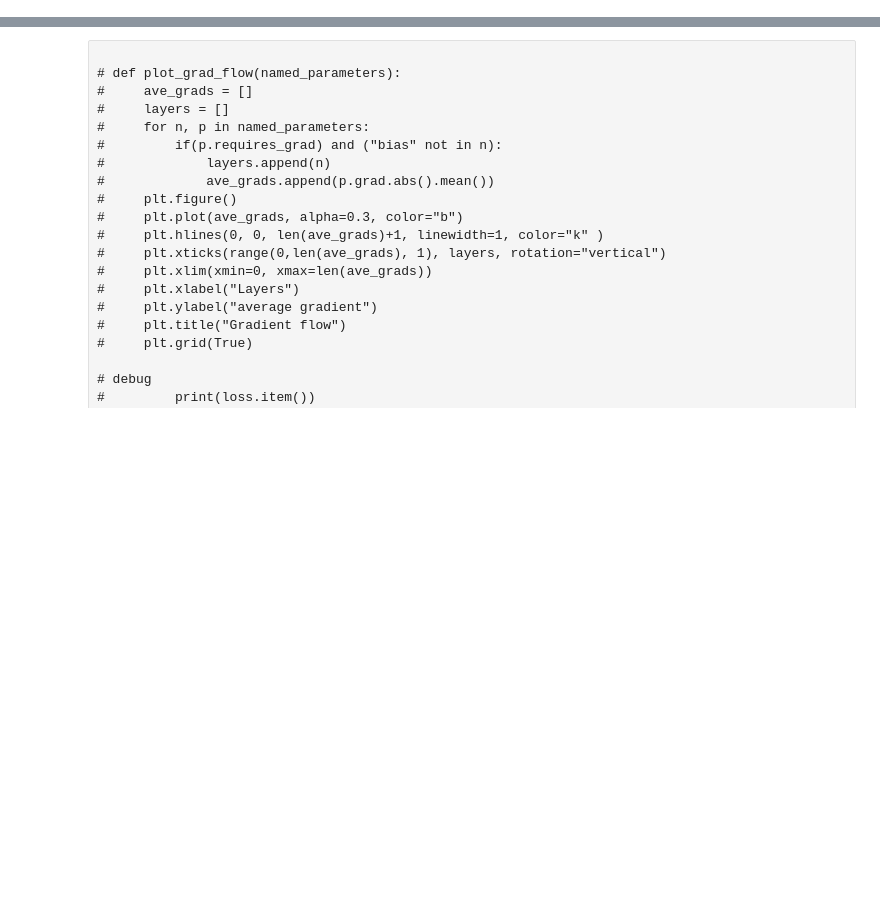
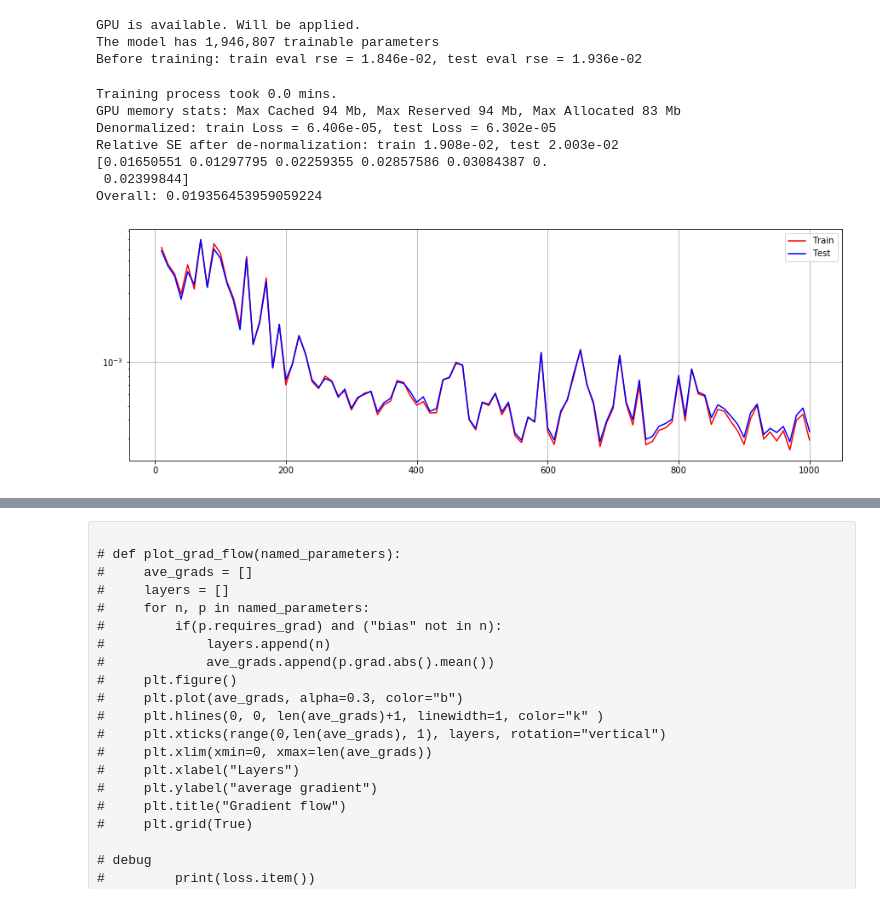
Before and after one commit to nhlijiaming/transient_mac1, a Jupyter notebook: RNN_polar_wBus2.ipynb, the cells around one changed output, grey strips where cells are left out. Saved outputs shown, nothing was run; the diff lists cells and outputs as text; code cells hidden in the pictures; blank space fills up the shorter version.

Commit message:
commit before modularization

```diff
--- a/RNN_polar_wBus2.ipynb
+++ b/RNN_polar_wBus2.ipynb
@@ -13,7 +13,7 @@ print(data.shape)
 # format: data['variable name'] [0] [sample index] [0] [time step]
 # e.g.: print(data['bus_v']     [0]     [432]      [0]   [124])
 
-use_wandb = True
+use_wandb = False
 if use_wandb:
     import wandb, os
     os.environ['WANDB_NOTEBOOK_NAME'] = 'RNN_polar.ipynb'
@@ -291,6 +315,7 @@ if torch.cuda.is_available():
     torch.cuda.manual_seed_all(20200410)
     torch.backends.cudnn.deterministic = True
 else:
+    print('GPU is NOT available. CPU will be applied.')
     use_GPU = False
     device = torch.device('cpu')
 
@@ -374,7 +399,7 @@ def evaluation(eval_data_torch, eval_label_raw):
     return rse
 
 # checkpoint = torch.load('saved_models/5cuxeqxt/500.pt')
-# checkpoint = torch.load('wandb/run-20200610_141648-sm4rtc9t/model.pt')
+checkpoint = torch.load('wandb/run-20200710_014134-1000ojrp/model.pt')
 if 'checkpoint' in locals():
     model.load_state_dict(checkpoint['model_state_dict'])
     optimizer.load_state_dict(checkpoint['optimizer_state_dict'])
@@ -386,12 +411,16 @@ print('Before training: train eval rse = %.3e, test eval rse = %.3e' % (np.media
 
 trained_epochs = 1
 loss_curve = []
+# %% [output]
+GPU is available. Will be applied.
+The model has 1,946,807 trainable parameters
+Before training: train eval rse = 1.846e-02, test eval rse = 1.936e-02
 # %%
 #### %matplotlib inline
 start_time = time.time()
 teacher_forcing_ratio_decay = True
 teacher_forcing_ratio = 0.75
-train_for_epochs = 100
+train_for_epochs = 0
 if use_wandb:
     wandb.config.teacher_forcing = teacher_forcing_ratio
     wandb.config.teacher_forcing_ratio_decay = teacher_forcing_ratio_decay
@@ -508,33 +537,42 @@ if use_cur_sum:
     prediction_test = prediction_test_raw * label_std + label_mean
 else:
     prediction_train = prediction_train_raw * label_std + label_mean
     prediction_test = prediction_test_raw * label_std + label_mean
 
 mse_train = np.mean(np.mean(np.square(prediction_train - train_label_raw), axis=1), axis=0)
 mse_test = np.mean(np.mean(np.square(prediction_test - test_label_raw), axis=1), axis=0)
 
 print('Denormalized: train Loss = %.3e, test Loss = %.3e' % (mse_train.mean(), mse_test.mean()))
 
 se_train = np.linalg.norm(prediction_train - train_label_raw, 2, axis=0) / (np.linalg.norm(train_label_raw-train_label_raw.mean(axis=0), 2, axis=0) + 1e-5)
 se_test = np.linalg.norm(prediction_test - test_label_raw, 2, axis=0) / (np.linalg.norm(test_label_raw-test_label_raw.mean(axis=0), 2, axis=0) + 1e-5)
 rse_train = np.median(se_train, axis=0)
 rse_test = np.median(se_test, axis=0)
 print('Relative SE after de-normalization: train {:.3e}, test {:.3e}'.format(rse_train.mean(), rse_test.mean()))
 
 ### Evaluation
 rse = evaluation(test_data_torch, test_label_raw)
 print(np.median(rse,axis=0))
 print('Overall:', np.median(rse,axis=0).mean())
 
 if use_wandb:
     wandb.log({"Training Time": (time.time()-start_time)/60})
     wandb.log({"Train Relative SE": rse_train.mean()})
     wandb.log({"Test Relative SE": rse_test.mean()})
     wandb.log({"Detailed Relative SE": rse_train})
     wandb.log({"Detailed Relative SE": rse_test})
 
     wandb.log({"Prediction RSE": np.median(rse,axis=0)})
     wandb.log({"Overall": np.median(rse,axis=0).mean()})
+# %% [output]
+Training process took 0.0 mins.
+GPU memory stats: Max Cached 94 Mb, Max Reserved 94 Mb, Max Allocated 83 Mb
+Denormalized: train Loss = 6.406e-05, test Loss = 6.302e-05
+Relative SE after de-normalization: train 1.908e-02, test 2.003e-02
+[0.01650551 0.01297795 0.02259355 0.02857586 0.03084387 0.
+ 0.02399844]
+Overall: 0.019356453959059224
+[figure, added]
 # %%
 # torch.save(model.state_dict(), 'GRU_CL0.75.pt')
 
```
Also changed, not shown: parts of 6 cells of this notebook, 1 other file.
